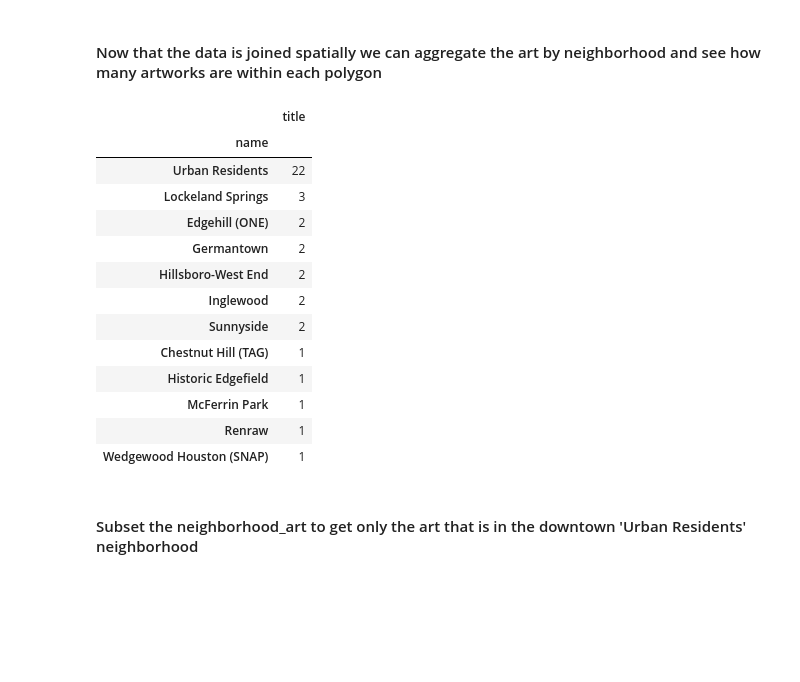
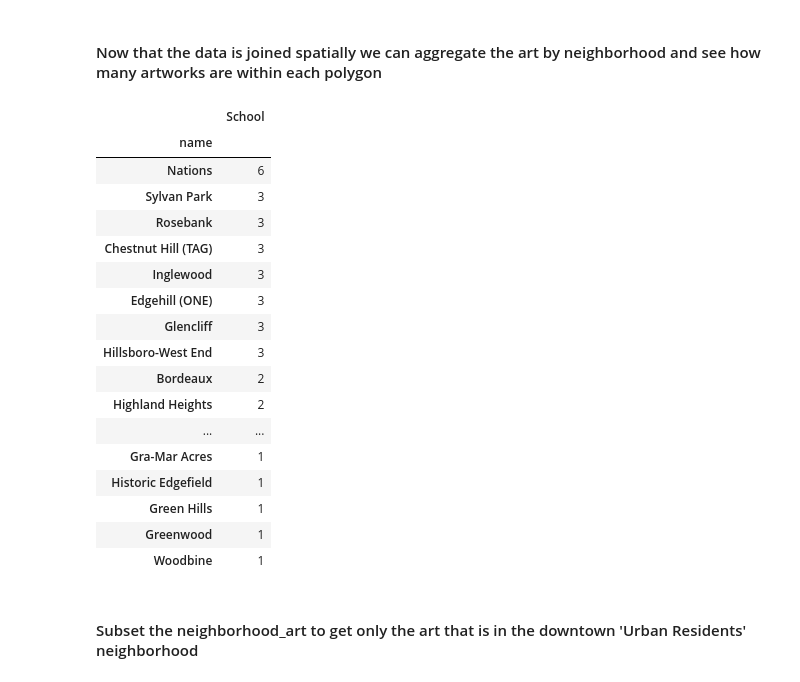
Before and after one commit to Ashutosh-Singhal/Nashville-Public-Art, a Jupyter notebook: MNPS_AS.ipynb, the cells around one changed output. Cells and saved outputs as stored; diff of their text form; code cells hidden in the pictures; blank space fills up the shorter version.

```diff
--- a/MNPS_AS.ipynb
+++ b/MNPS_AS.ipynb
@@ -118,0 +105,4 @@ ValueError: Length mismatch: Expected axis has 11 elements, new values have 10 e
+# %%
+mnps_df.columns = ['Level', 'School', 'Zip_code','EcoDis', 'Disable', 'lat', 'lng',
+       'Mapped Location']
+mnps_df.head()
@@ -119,2 +116,2 @@ ValueError: Length mismatch: Expected axis has 11 elements, new values have 10 e
 # %%
-art['geometry'] = art.apply(lambda x: Point((float(x.lng), float(x.lat))), axis=1)
+mnps_df['geometry'] = mnps_df.apply(lambda x: Point((float(x.lng), float(x.lat))), axis=1)
@@ -123,3 +129,3 @@ art['geometry'] = art.apply(lambda x: Point((float(x.lng), float(x.lat))), axis=
 # %%
-art = gpd.GeoDataFrame(art, crs = neighborhoods.crs, geometry = art['geometry'])
+mnps_df = gpd.GeoDataFrame(mnps_df, crs = neighborhoods.crs, geometry = mnps_df['geometry'])
 # %%
@@ -136,2 +142,3 @@ art.head()
 # %%
-neighborhood_art = gpd.sjoin(art, neighborhoods, op = 'within')
+neighborhood_mnps = gpd.sjoin(mnps_df, neighborhoods, op = 'within')
+neighborhood_mnps.head()
@@ -138,21 +152,25 @@ neighborhood_art = gpd.sjoin(art, neighborhoods, op = 'within')
 # %% [markdown]
 #### Now that the data is joined spatially we can aggregate the art by neighborhood and see how many artworks are within each polygon
 # %%
-neighborhood_art[['name', 'title']].groupby('name').agg('count').sort_values(by ='title', ascending = False)
+neighborhood_mnps[['name', 'School']].groupby('name').agg('count').sort_values(by ='School', ascending = False)
 # %% [output]
-|  | title |
+|  | School |
 | name |  |
-| Urban Residents | 22 |
-| Lockeland Springs | 3 |
-| Edgehill (ONE) | 2 |
-| Germantown | 2 |
-| Hillsboro-West End | 2 |
-| Inglewood | 2 |
-| Sunnyside | 2 |
-| Chestnut Hill (TAG) | 1 |
+| Nations | 6 |
+| Sylvan Park | 3 |
+| Rosebank | 3 |
+| Chestnut Hill (TAG) | 3 |
+| Inglewood | 3 |
+| Edgehill (ONE) | 3 |
+| Glencliff | 3 |
+| Hillsboro-West End | 3 |
+| Bordeaux | 2 |
+| Highland Heights | 2 |
+| ... | ... |
+| Gra-Mar Acres | 1 |
 | Historic Edgefield | 1 |
-| McFerrin Park | 1 |
-| Renraw | 1 |
-| Wedgewood Houston (SNAP) | 1 |
+| Green Hills | 1 |
+| Greenwood | 1 |
+| Woodbine | 1 |
 # %% [markdown]
 #### Subset the neighborhood_art to get only the art that is in the downtown 'Urban Residents' neighborhood
```
Also changed, not shown: parts of 21 cells of this notebook.
